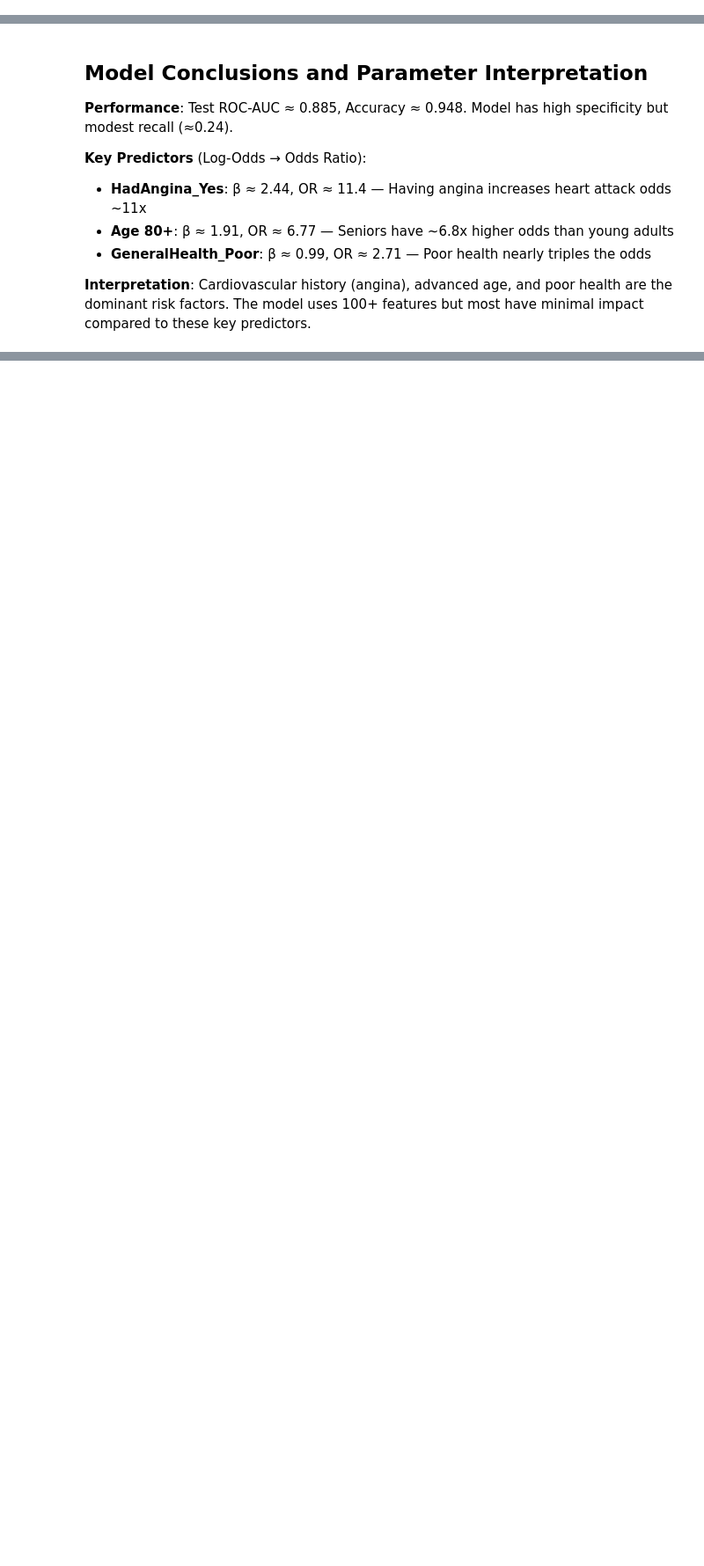
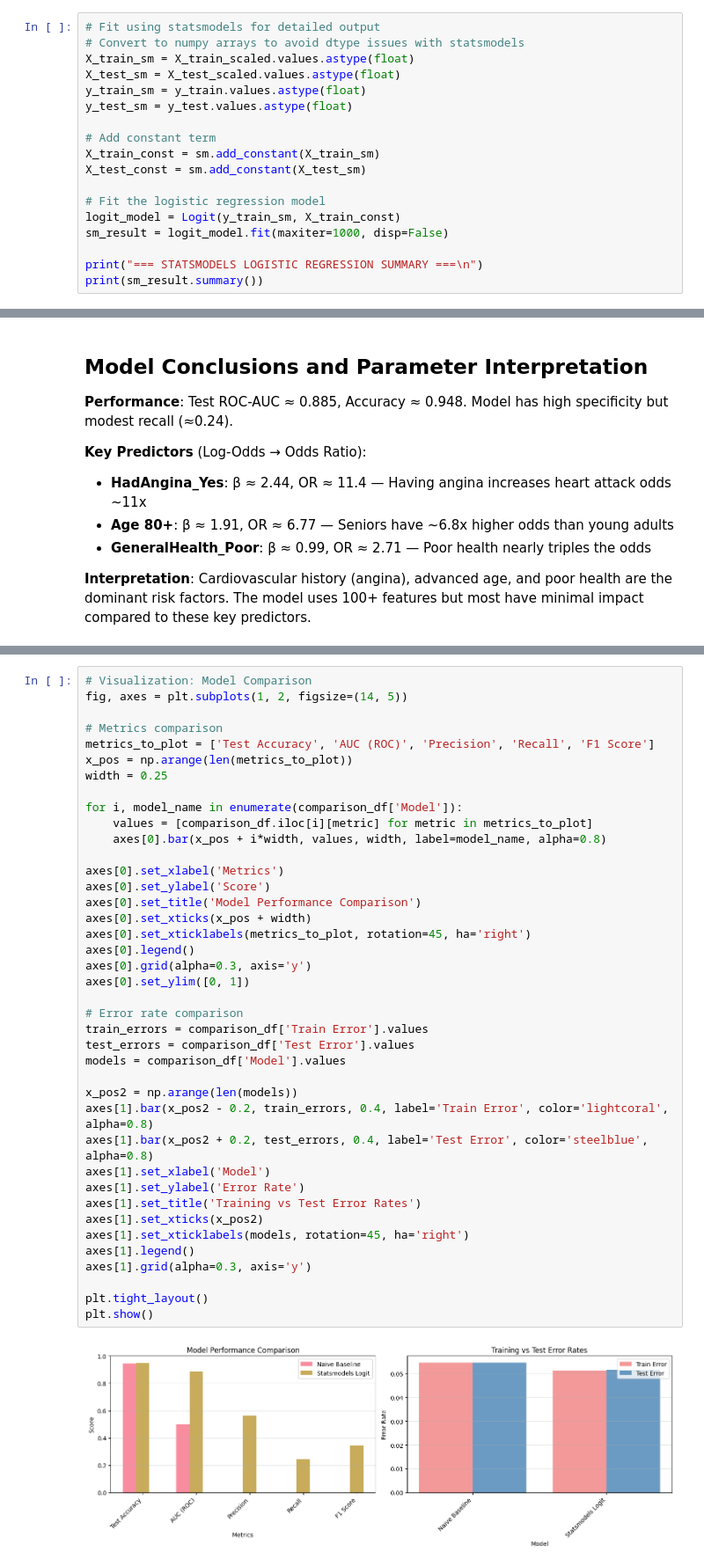
Before and after one commit to jaw039/COGS109_Indicators_of_Heart_Disease, a Jupyter notebook: jackie's Logistic model/baseline_all_predictors.ipynb, the cells around one changed output, grey strips where cells are left out. Shown at 88% size. Drawn from its saved outputs; the diff is of its cells as text; blank space fills up the shorter version.

Commit message:
cleanup(model): cleanup on baseline all predictors

```diff
--- a/jackie's Logistic model/baseline_all_predictors.ipynb
+++ b/jackie's Logistic model/baseline_all_predictors.ipynb
@@ -173,0 +186,18 @@ for i, (_, row) in enumerate(coef_df.iterrows(), 1):
+# %%
+# Fit using statsmodels for detailed output
+# Convert to numpy arrays to avoid dtype issues with statsmodels
+X_train_sm = X_train_scaled.values.astype(float)
+X_test_sm = X_test_scaled.values.astype(float)
+y_train_sm = y_train.values.astype(float)
+y_test_sm = y_test.values.astype(float)
+
+# Add constant term
+X_train_const = sm.add_constant(X_train_sm)
+X_test_const = sm.add_constant(X_test_sm)
+
+# Fit the logistic regression model
+logit_model = Logit(y_train_sm, X_train_const)
+sm_result = logit_model.fit(maxiter=1000, disp=False)
+
+print("=== STATSMODELS LOGISTIC REGRESSION SUMMARY ===\n")
+print(sm_result.summary())
@@ -241,0 +524,42 @@ plt.show()
+# %%
+# Visualization: Model Comparison
+fig, axes = plt.subplots(1, 2, figsize=(14, 5))
+
+# Metrics comparison
+metrics_to_plot = ['Test Accuracy', 'AUC (ROC)', 'Precision', 'Recall', 'F1 Score']
+x_pos = np.arange(len(metrics_to_plot))
+width = 0.25
+
+for i, model_name in enumerate(comparison_df['Model']):
+    values = [comparison_df.iloc[i][metric] for metric in metrics_to_plot]
+    axes[0].bar(x_pos + i*width, values, width, label=model_name, alpha=0.8)
+
+axes[0].set_xlabel('Metrics')
+axes[0].set_ylabel('Score')
+axes[0].set_title('Model Performance Comparison')
+axes[0].set_xticks(x_pos + width)
+axes[0].set_xticklabels(metrics_to_plot, rotation=45, ha='right')
+axes[0].legend()
+axes[0].grid(alpha=0.3, axis='y')
+axes[0].set_ylim([0, 1])
+
+# Error rate comparison
+train_errors = comparison_df['Train Error'].values
+test_errors = comparison_df['Test Error'].values
+models = comparison_df['Model'].values
+
+x_pos2 = np.arange(len(models))
+axes[1].bar(x_pos2 - 0.2, train_errors, 0.4, label='Train Error', color='lightcoral', alpha=0.8)
+axes[1].bar(x_pos2 + 0.2, test_errors, 0.4, label='Test Error', color='steelblue', alpha=0.8)
+axes[1].set_xlabel('Model')
+axes[1].set_ylabel('Error Rate')
+axes[1].set_title('Training vs Test Error Rates')
+axes[1].set_xticks(x_pos2)
+axes[1].set_xticklabels(models, rotation=45, ha='right')
+axes[1].legend()
+axes[1].grid(alpha=0.3, axis='y')
+
+plt.tight_layout()
+plt.show()
+# %% [output]
+[figure, added]
```
Also changed, not shown: parts of 11 cells of this notebook.
